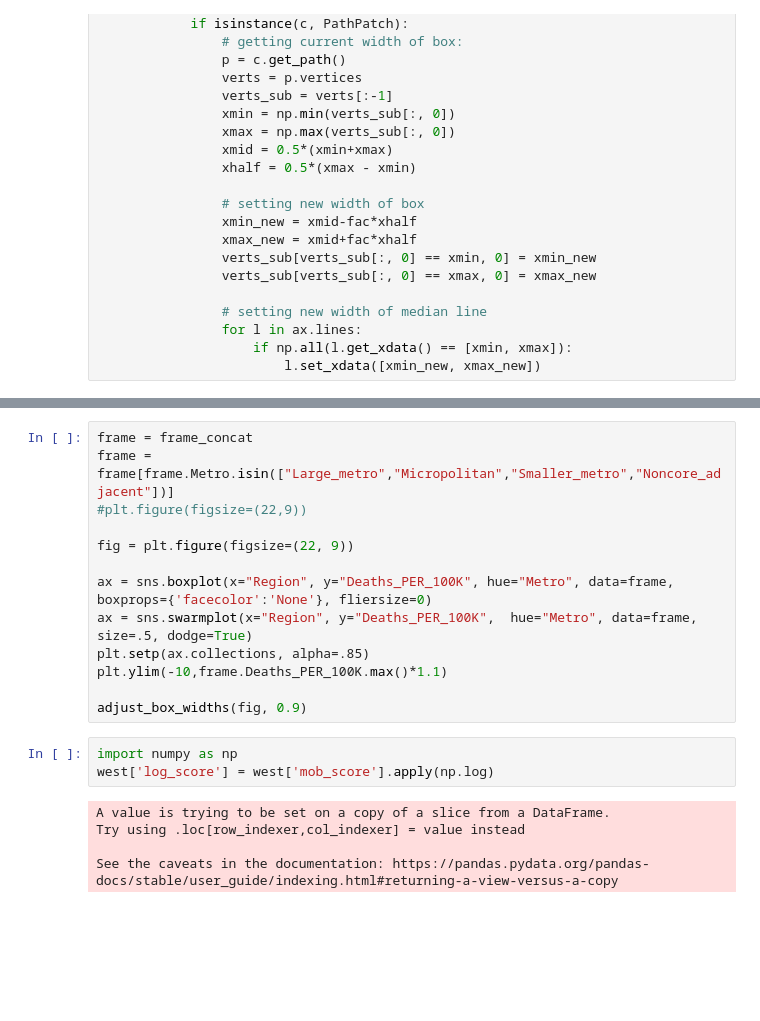
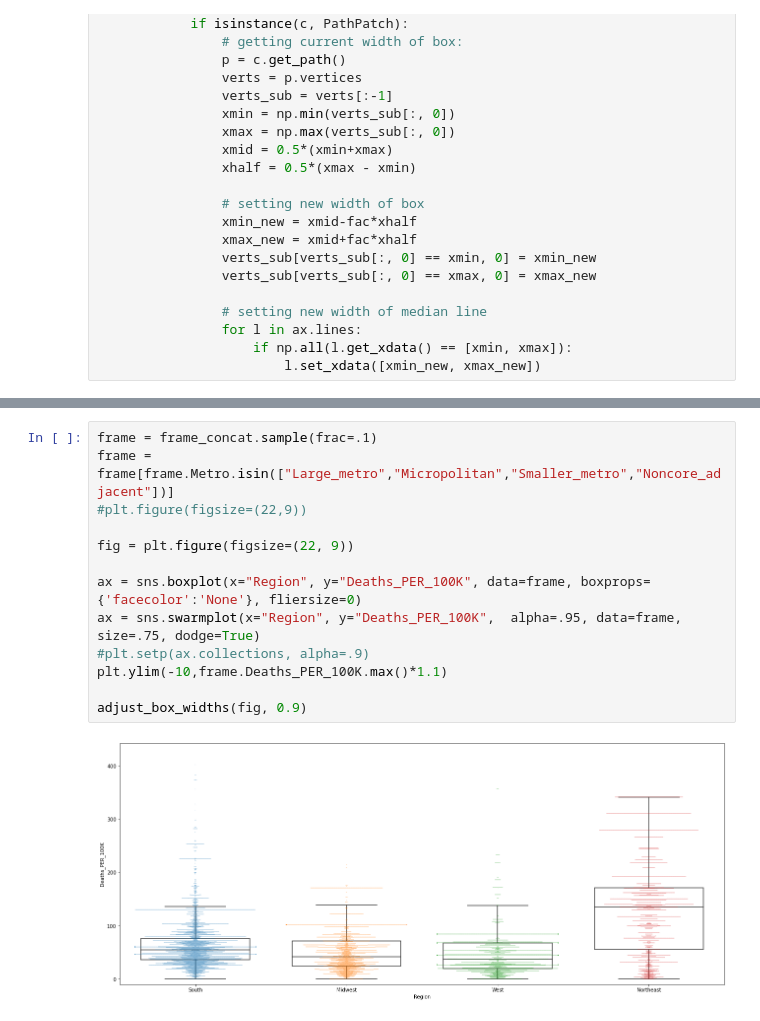
Before and after one commit to pballent/hia-covid, a Jupyter notebook: hia_covid_python_exploration/Combined_Data_Exploration.ipynb, the cells around one changed output, grey strips where cells are left out. Saved outputs shown, nothing was run; the diff lists cells and outputs as text; blank space fills up the shorter version.

```diff
--- a/hia_covid_python_exploration/Combined_Data_Exploration.ipynb
+++ b/hia_covid_python_exploration/Combined_Data_Exploration.ipynb
@@ -462,23 +466,17 @@ adjust_box_widths(fig, 0.9)
 # %% [output]
 [figure]
 # %%
-frame = frame_concat
+frame = frame_concat.sample(frac=.1)
 frame = frame[frame.Metro.isin(["Large_metro","Micropolitan","Smaller_metro","Noncore_adjacent"])]
 #plt.figure(figsize=(22,9))
 
 fig = plt.figure(figsize=(22, 9))
 
-ax = sns.boxplot(x="Region", y="Deaths_PER_100K", hue="Metro", data=frame, boxprops={'facecolor':'None'}, fliersize=0)
-ax = sns.swarmplot(x="Region", y="Deaths_PER_100K",  hue="Metro", data=frame, size=.5, dodge=True)
-plt.setp(ax.collections, alpha=.85)
+ax = sns.boxplot(x="Region", y="Deaths_PER_100K", data=frame, boxprops={'facecolor':'None'}, fliersize=0)
+ax = sns.swarmplot(x="Region", y="Deaths_PER_100K",  alpha=.95, data=frame, size=.75, dodge=True)
+#plt.setp(ax.collections, alpha=.9)
 plt.ylim(-10,frame.Deaths_PER_100K.max()*1.1)
 
 adjust_box_widths(fig, 0.9)
+# %% [output]
+[figure, added]
-# %%
-import numpy as np
-west['log_score'] = west['mob_score'].apply(np.log)
-# %% [output]
-A value is trying to be set on a copy of a slice from a DataFrame.
-Try using .loc[row_indexer,col_indexer] = value instead
-
-See the caveats in the documentation: https://pandas.pydata.org/pandas-docs/stable/user_guide/indexing.html#returning-a-view-versus-a-copy
```
Also changed, not shown: parts of 34 cells of this notebook, 1 other file.
